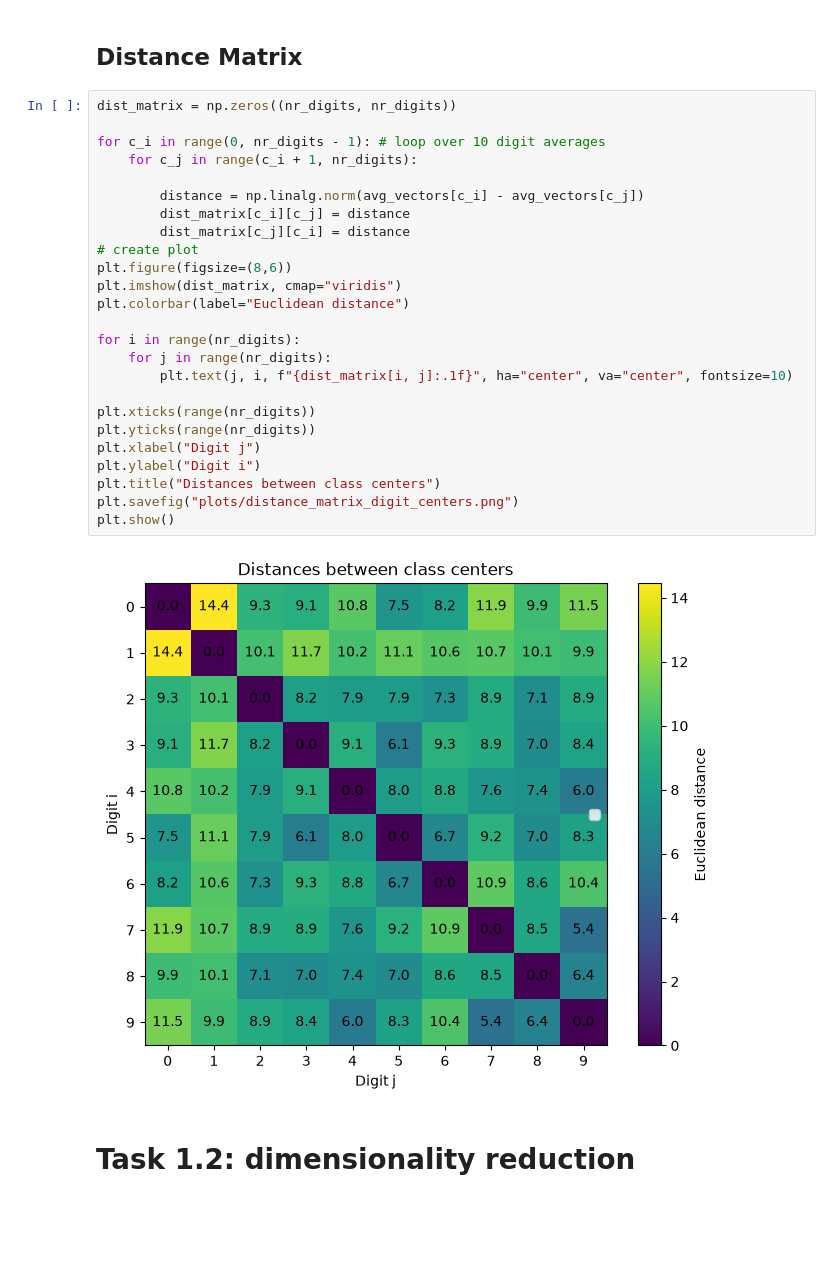
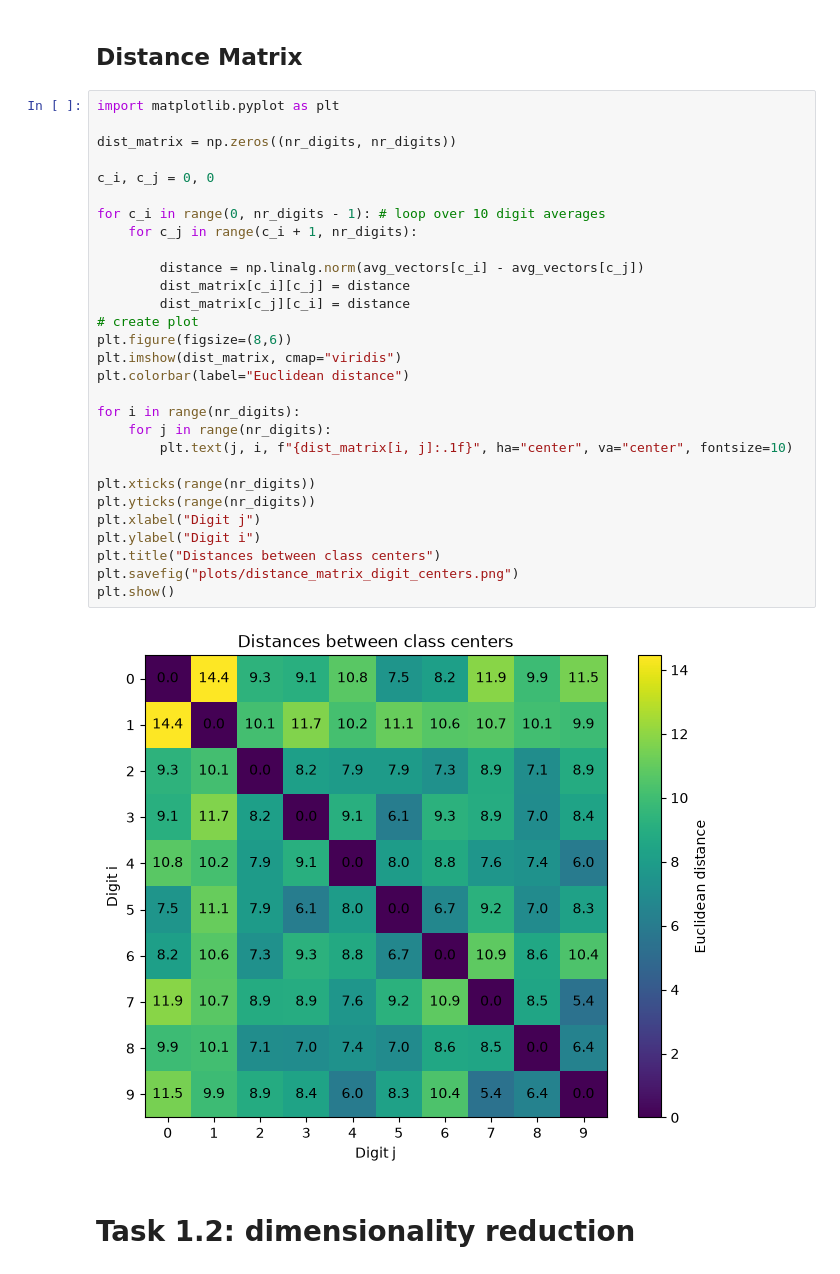
Before and after one commit to Jessek43/idl_a0, a Jupyter notebook: A0.ipynb, the cells around one changed output. Saved outputs shown, nothing was run; the diff lists cells and outputs as text; blank space fills up the shorter version.

```diff
--- a/A0.ipynb
+++ b/A0.ipynb
@@ -70,32 +70,36 @@ avg_vectors = np.array(avg_vectors)
 # %% [markdown]
 ## Distance Matrix
 # %%
+import matplotlib.pyplot as plt
+
 dist_matrix = np.zeros((nr_digits, nr_digits))
+
+c_i, c_j = 0, 0
 
 for c_i in range(0, nr_digits - 1): # loop over 10 digit averages
     for c_j in range(c_i + 1, nr_digits):
 
         distance = np.linalg.norm(avg_vectors[c_i] - avg_vectors[c_j])
         dist_matrix[c_i][c_j] = distance
         dist_matrix[c_j][c_i] = distance
 # create plot
 plt.figure(figsize=(8,6))
 plt.imshow(dist_matrix, cmap="viridis")
 plt.colorbar(label="Euclidean distance")
 
 for i in range(nr_digits):
     for j in range(nr_digits):
         plt.text(j, i, f"{dist_matrix[i, j]:.1f}", ha="center", va="center", fontsize=10)
 
 plt.xticks(range(nr_digits))
 plt.yticks(range(nr_digits))
 plt.xlabel("Digit j")
 plt.ylabel("Digit i")
 plt.title("Distances between class centers")
 plt.savefig("plots/distance_matrix_digit_centers.png")
 plt.show()
 # %% [output]
-[figure, old version]
+[figure, new version]
 # %% [markdown]
 # Task 1.2: dimensionality reduction
 # %%
```
Also changed, not shown: parts of 15 cells of this notebook, 3 other files.
